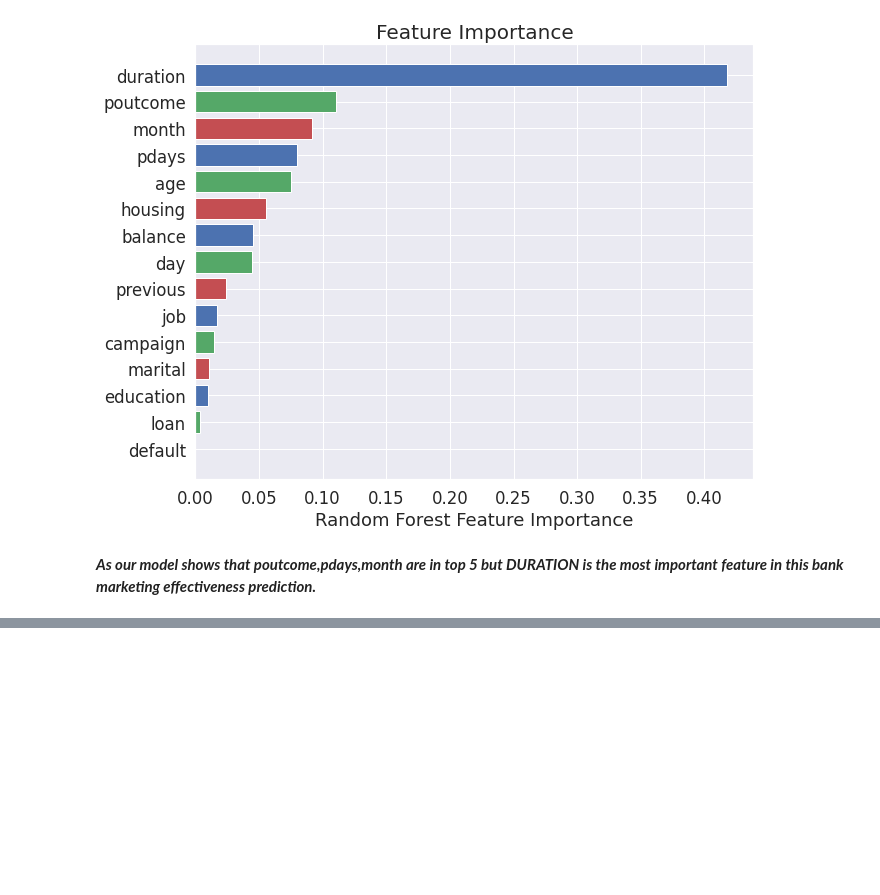
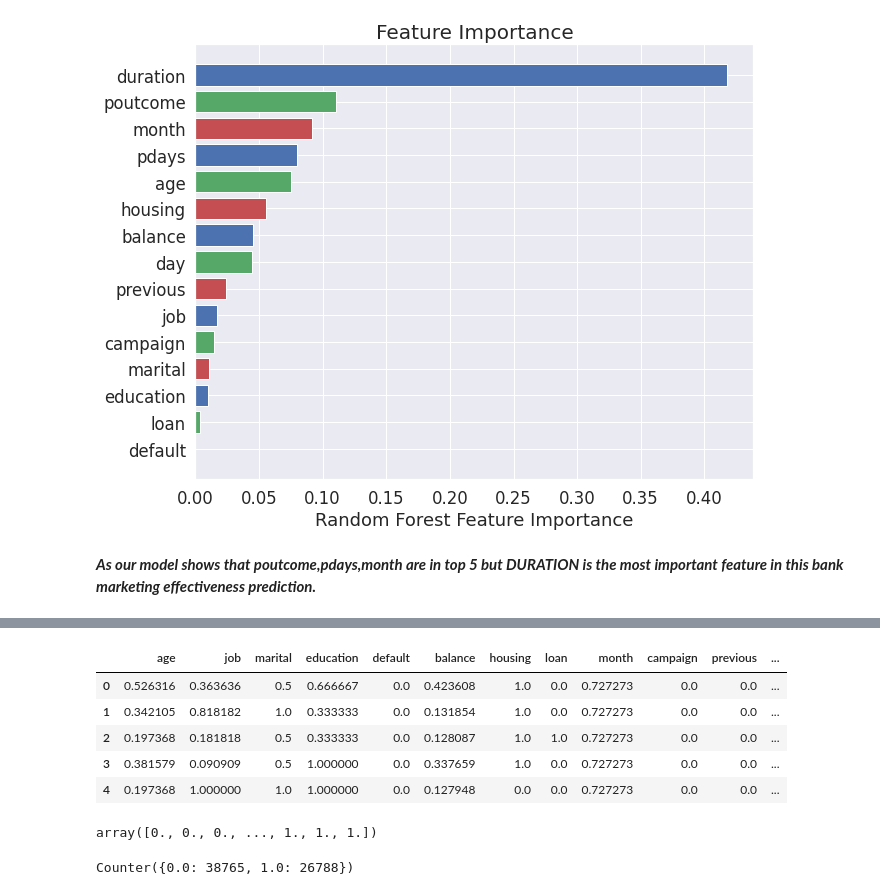
Before and after one commit to asim5800/Marketing-Campaign-Effectiveness-Prediction-, a Jupyter notebook: Bank_Marketing_Effectiveness_Prediction_Capstone_Project.ipynb, the cells around one changed output, grey strips where cells are left out. Drawn from its saved outputs; the diff is of its cells as text; code cells hidden in the pictures; blank space fills up the shorter version.

```diff
--- a/Bank_Marketing_Effectiveness_Prediction_Capstone_Project.ipynb
+++ b/Bank_Marketing_Effectiveness_Prediction_Capstone_Project.ipynb
@@ -815,0 +860,13 @@ plt.title('Feature Importance', fontsize=20);
+# %%
+from sklearn.preprocessing import MinMaxScaler
+
+scaler = MinMaxScaler()
+dfxg[dfxg.columns] = scaler.fit_transform(dfxg)
+dfxg.head()
+# %% [output]
+|  | age | job | marital | education | default | balance | housing | loan | month | campaign | previous | ... |
+| 0 | 0.526316 | 0.363636 | 0.5 | 0.666667 | 0.0 | 0.423608 | 1.0 | 0.0 | 0.727273 | 0.0 | 0.0 | ... |
+| 1 | 0.342105 | 0.818182 | 1.0 | 0.333333 | 0.0 | 0.131854 | 1.0 | 0.0 | 0.727273 | 0.0 | 0.0 | ... |
+| 2 | 0.197368 | 0.181818 | 0.5 | 0.333333 | 0.0 | 0.128087 | 1.0 | 1.0 | 0.727273 | 0.0 | 0.0 | ... |
+| 3 | 0.381579 | 0.090909 | 0.5 | 1.000000 | 0.0 | 0.337659 | 1.0 | 0.0 | 0.727273 | 0.0 | 0.0 | ... |
+| 4 | 0.197368 | 1.000000 | 1.0 | 1.000000 | 0.0 | 0.127948 | 0.0 | 0.0 | 0.727273 | 0.0 | 0.0 | ... |
@@ -815,0 +882,9 @@ plt.title('Feature Importance', fontsize=20);
+# %%
+y_res
+# %% [output]
+array([0., 0., 0., ..., 1., 1., 1.])
+# %%
+import collections, numpy
+collections.Counter(y_res)
+# %% [output]
+Counter({0.0: 38765, 1.0: 26788})
```
Also changed, not shown: parts of 21 cells of this notebook.
